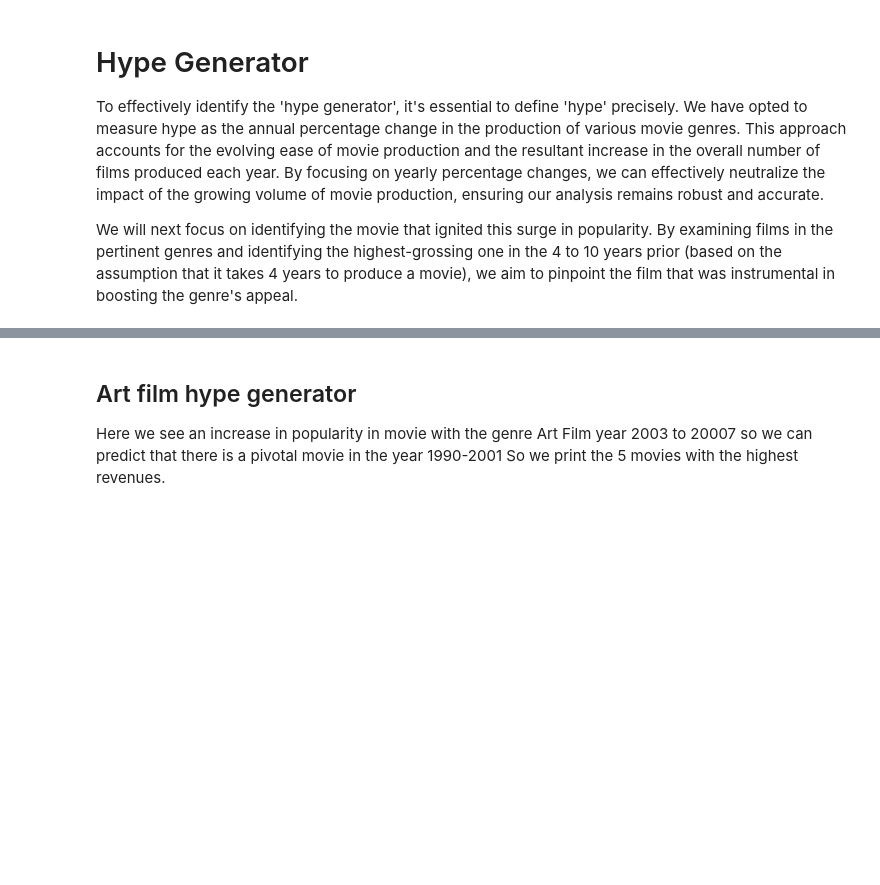
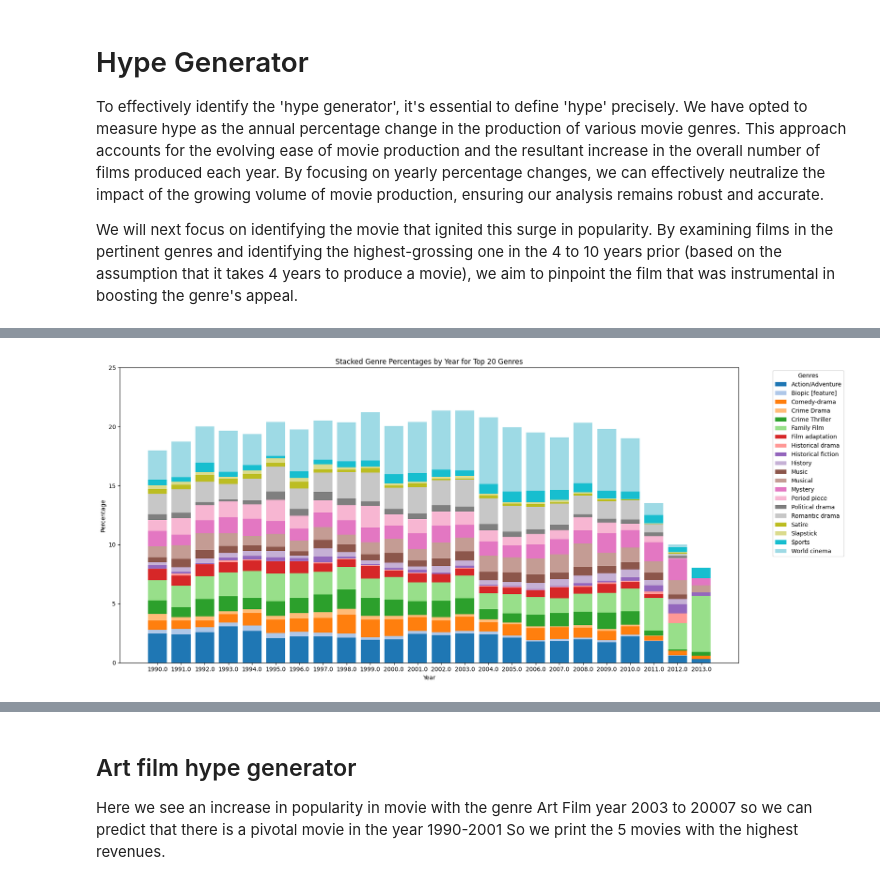
Before and after one commit to epfl-ada/ada-2023-project-thewestbobers, a Jupyter notebook: Untitled.ipynb, the cells around one changed output, grey strips where cells are left out. Saved outputs shown, nothing was run; the diff lists cells and outputs as text; code cells hidden in the pictures; blank space fills up the shorter version.

```diff
--- a/Untitled.ipynb
+++ b/Untitled.ipynb
@@ -581,0 +471,4 @@ plt.show()
+# %%
+plot_genres_percentages_per_year(movies, 1990, 2013, 21,41,25)
+# %% [output]
+[figure, added]
```
Also changed, not shown: parts of 26 cells of this notebook.
